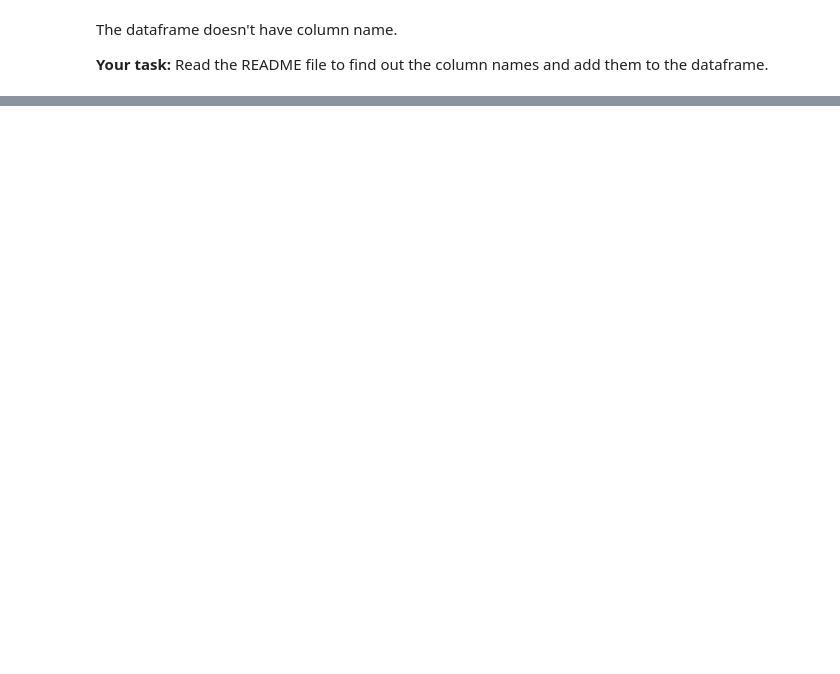
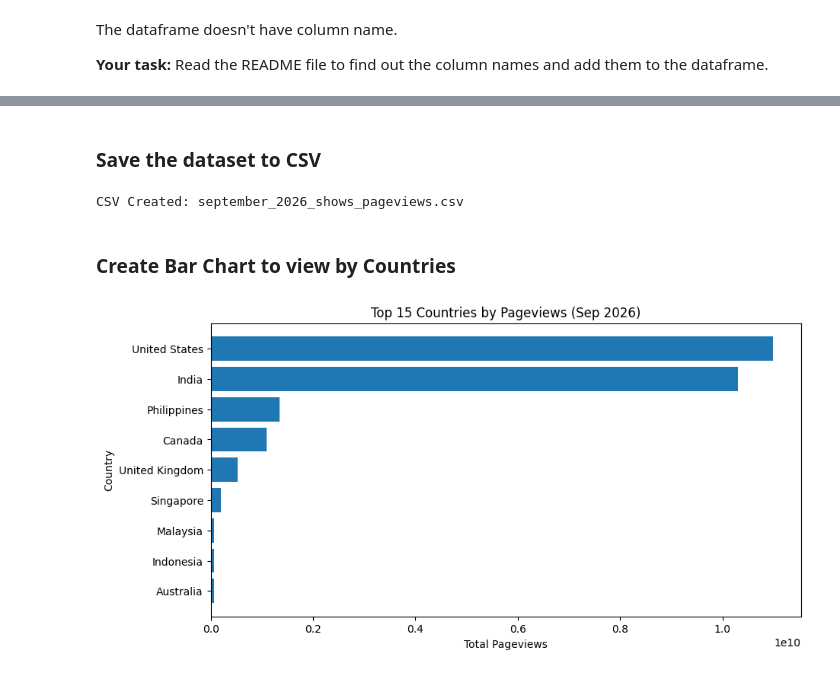
Before and after one commit to tw106hzhf/week5-wed, a Jupyter notebook: week5-wed-notebook.ipynb, the cells around one changed output, grey strips where cells are left out. Saved outputs shown, nothing was run; the diff lists cells and outputs as text; code cells hidden in the pictures; blank space fills up the shorter version.

```diff
--- a/week5-wed-notebook.ipynb
+++ b/week5-wed-notebook.ipynb
@@ -157,3 +283,11 @@ df.head()
 The dataframe doesn't have column name.
 
 **Your task:** Read the README file to find out the column names and add them to the dataframe.
+# %%
+url = "https://analytics.wikimedia.org/published/datasets/country_project_page/00_README.html"
+res = requests.get(url, headers=headers)
+
+cols = ['country', 'country_code', 'project', 'page_views', 'page_title', 'wikidata_id', 'page_id']
+
+df.columns = cols
+df.head()
@@ -159,0 +330,22 @@ The dataframe doesn't have column name.
+# %%
+headers = {'User-Agent': 'MyDataAnalysisScript/1.0 (contact: tw106@wellesley.edu)'}
+cols = ['country', 'country_code', 'project', 'page_views', 'page_title', 'wikidata_id', 'page_id']
+
+start_date = datetime(2026, 9, 1)
+all_dfs = []
+# %%
+for i in range(30):
+    current_date = start_date + timedelta(days=i)
+    date_str = current_date.strftime('%Y-%m-%d')
+    url = f"https://analytics.wikimedia.org/published/datasets/country_project_page/{date_str}.tsv"
+
+    response = requests.get(url, headers=headers)
+    if response.status_code == 200:
+        day_df = pd.read_csv(io.StringIO(response.text), sep='\t', header=None, names=cols)
+
+        # Filter rows for the selected 10 shows
+        matched_df = day_df[day_df['page_title'].isin(target_titles)].copy()
+        matched_df['date'] = date_str
+
+        all_dfs.append(matched_df)
+        print(f"Loaded {date_str}")
@@ -159,0 +370,26 @@ The dataframe doesn't have column name.
+# %%
+# Combine all daily records
+df_september = pd.concat(all_dfs, ignore_index=True)
+df_september['page_views'] = pd.to_numeric(df_september['page_views'])
+# %% [markdown]
+### Save the dataset to CSV
+# %%
+df_september.to_csv("september_2026_shows_pageviews.csv", index=False)
+print("CSV Created: september_2026_shows_pageviews.csv")
+# %% [output]
+CSV Created: september_2026_shows_pageviews.csv
+# %% [markdown]
+### Create Bar Chart to view by Countries
+# %%
+country_views = df_september.groupby('country')['page_views'].sum().reset_index()
+country_views = country_views.sort_values(by='page_views', ascending=False)
+
+plt.figure(figsize=(10, 5))
+plt.barh(country_views['country'].head(15), country_views['page_views'].head(15))
+plt.xlabel('Total Pageviews')
+plt.ylabel('Country')
+plt.title('Top 15 Countries by Pageviews (Sep 2026)')
+plt.gca().invert_yaxis()  # Put top country at the top
+plt.show()
+# %% [output]
+[figure, added]
```
Also changed, not shown: parts of 32 cells of this notebook, 1 other file.
